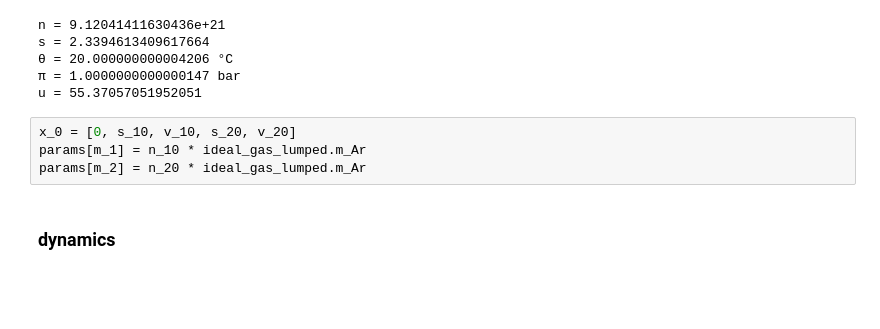
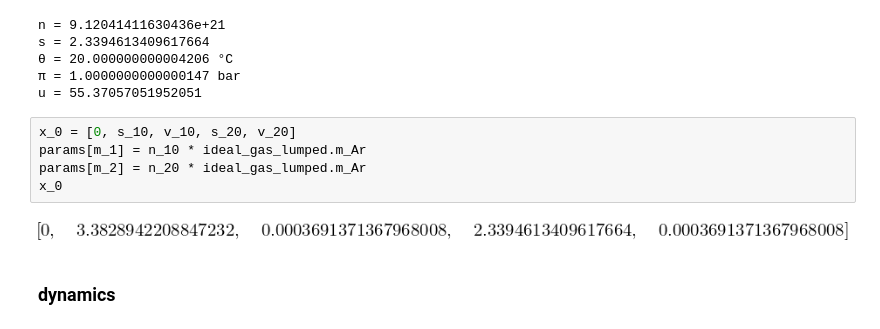
Before and after one commit to MarkusLohmayer/master-thesis-code, a Jupyter notebook: piston_animation2.ipynb, the cells around one changed output. Drawn from its saved outputs; the diff is of its cells as text; blank space fills up the shorter version.

```diff
--- a/piston_animation2.ipynb
+++ b/piston_animation2.ipynb
@@ -192,7 +192,10 @@ u = 55.37057051952051
 # %%
 x_0 = [0, s_10, v_10, s_20, v_20]
 params[m_1] = n_10 * ideal_gas_lumped.m_Ar
 params[m_2] = n_20 * ideal_gas_lumped.m_Ar
+x_0
+# %% [output]
+[figure, added]
 # %% [markdown]
 ### dynamics
 # %%
```
Also changed, not shown: parts of 11 cells of this notebook, 4 other files.
